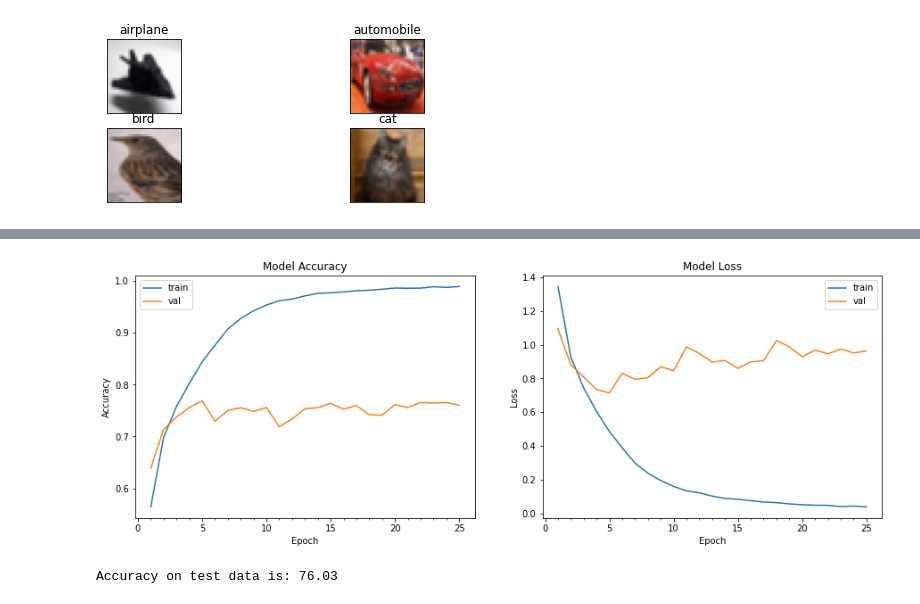
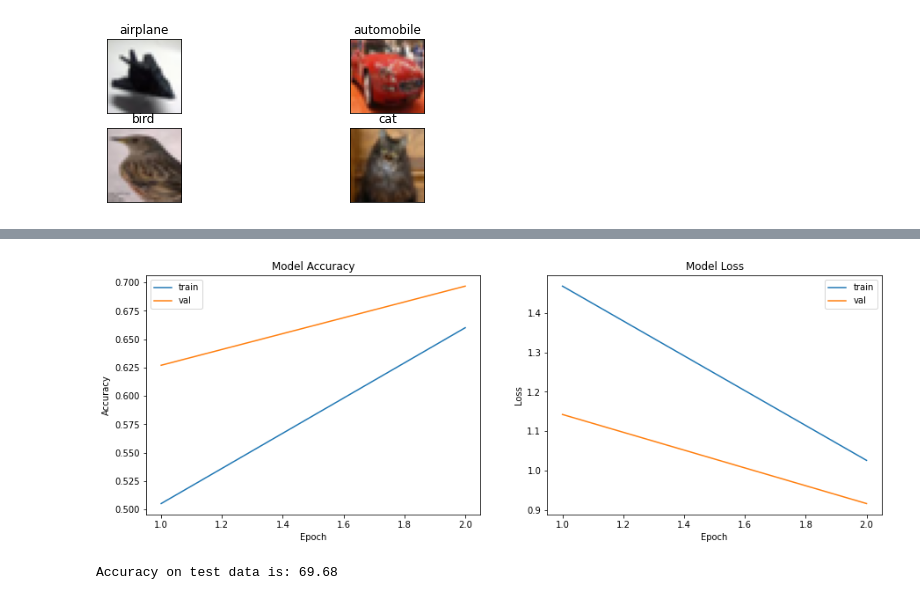
Before and after one commit to nishvit/DNN, a Jupyter notebook: Session_7_test_.ipynb, the cells around one changed output, grey strips where cells are left out. Saved outputs shown, nothing was run; the diff lists cells and outputs as text; code cells hidden in the pictures.

```diff
--- a/Session_7_test_.ipynb
+++ b/Session_7_test_.ipynb
@@ -174,7 +174,7 @@ def create_model ():
     (x, history, count) = sep (x, 48, 5, history, count)
 
     #part 15
-    x = layers.Conv2D (10, (8, 8))(concat ([x, layers.Reshape((8,8,48*16))(history[3]),history[11]]))
+    x = layers.Conv2D (10, (8, 8))(x)
     x = add_common_layers (x)
     x = layers.Flatten()(x)
     x = layers.Activation ('softmax')(x)
@@ -335,7 +334,7 @@ datagen = ImageDataGenerator(zoom_range=0.0,
 start = time.time()
 # Train the model
 model_info = model[0].fit(datagen.flow(train_features, train_labels, batch_size = 32),
-                                 steps_per_epoch = None, epochs = 25,
+                                 steps_per_epoch = None, epochs = 1,
                                  validation_data = (test_features, test_labels), verbose=1)
 end = time.time()
 print ("Model took %0.2f seconds to train"%(end - start))
@@ -365,5 +352,5 @@ Model took 857.30 seconds to train
-[figure, old version]
+[figure, new version]
-Accuracy on test data is: 76.03
+Accuracy on test data is: 69.68
 # %%
 from keras.preprocessing.image import ImageDataGenerator
 
```
Also changed, not shown: parts of 7 cells of this notebook.
